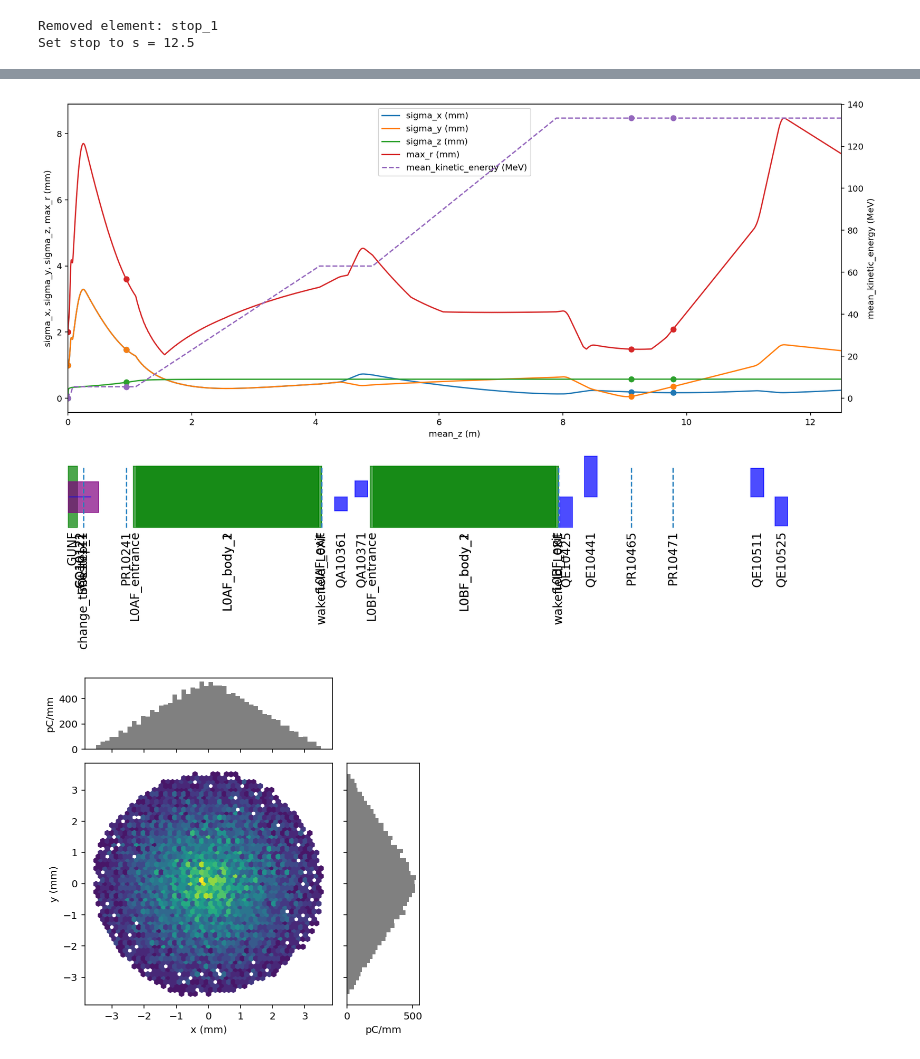
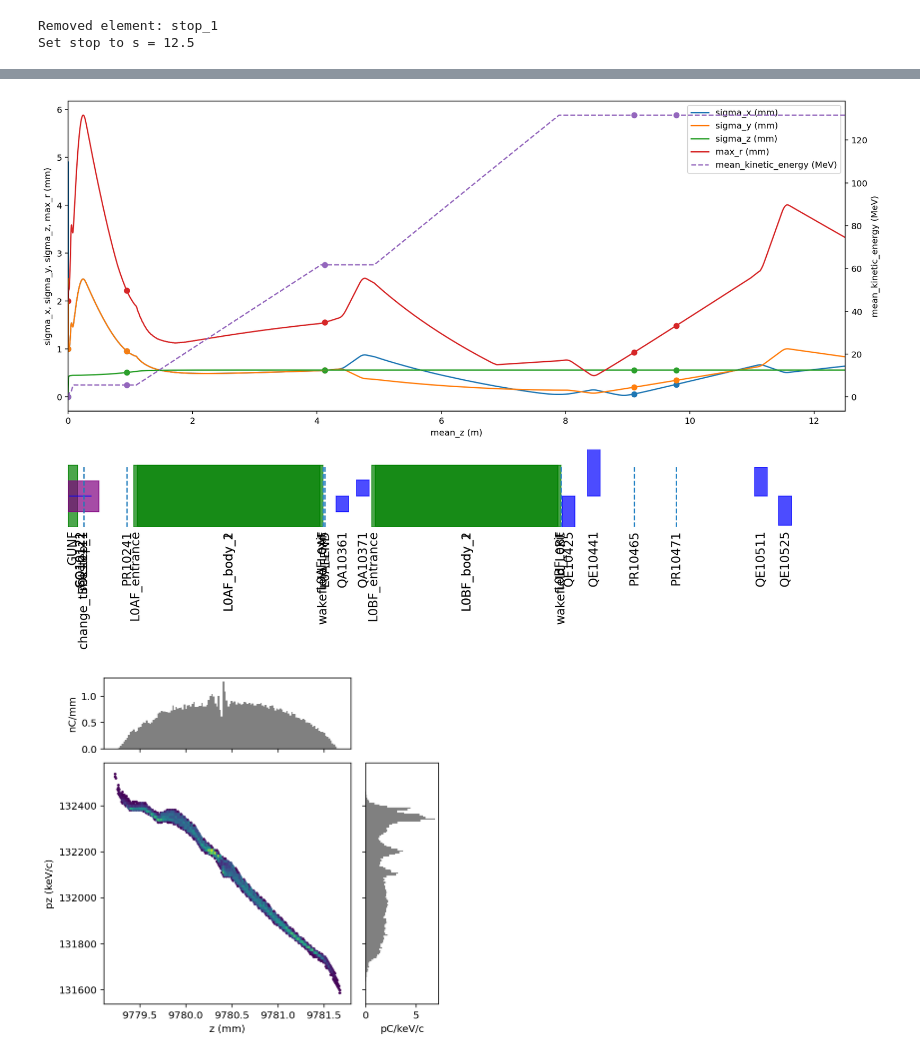
Before and after one commit to slaclab/facet2-lattice, a Jupyter notebook: impact/models/f2e_inj/f2e_inj.ipynb, the cells around one changed output, grey strips where cells are left out. Saved outputs shown, nothing was run; the diff lists cells and outputs as text; code cells hidden in the pictures.

```diff
--- a/impact/models/f2e_inj/f2e_inj.ipynb
+++ b/impact/models/f2e_inj/f2e_inj.ipynb
@@ -15,7 +15,7 @@ gfile = os.path.expandvars('$FACET2_LATTICE/distgen/models/f2e_inj/v0/distgen.ya
 ifile = os.path.expandvars('$FACET2_LATTICE/impact/models/f2e_inj/v0/ImpactT.yaml')
 # %%
 G = Generator(gfile)
-G['n_particle'] = 10000
+G['n_particle'] = 100000
 G.run()
 P0 = G.particles
 # %%
@@ -24,7 +24,7 @@ I = Impact.from_yaml(ifile)
 I.initial_particles=P0
 
 # Change some things
-I.header['Np'] = 10000
+I.header['Np'] = 100000
 I.header['Nx'] = 32
 I.header['Ny'] = 32
 I.header['Nz'] = 32
@@ -32,6 +32,17 @@ I.header['Dt'] = 5e-13
 
 # Practical timestep
 I['change_timestep_1:dt'] = 4e-12
+
+#I['L0AF_phase:dtheta0_deg'] = -10
+
+#I.ele['QE10425']['zedge'] = 8
+
+#I['QA10361:b1_gradient'] = 1
+#I['QA10371:b1_gradient'] = -1
+#I['QE10425:b1_gradient'] = 1
+#I['QE10441:b1_gradient'] = -1
+#I['QE10511:b1_gradient'] = 1
+#I['QE10525:b1_gradient'] = -1
 
 # Turn Space Charge off. Both these syntax work
 #I.header['Bcurr'] = 0
@@ -83,8 +99,8 @@ I.plot(['norm_emit_x'], y2=['mean_kinetic_energy'], figsize=(16,9),  ylim=(0, 20
 I.plot(['sigma_x', 'sigma_y', 'sigma_z', 'max_r'], y2=['mean_kinetic_energy'],
        figsize=(16,9), include_labels=True)
 # %% [output]
-[figure, old version]
+[figure, new version]
 # %%
-I.particles['PR10241'].plot('x', 'y', figsize=(6,6))
+I.particles['PR10471'].plot('z', 'pz', figsize=(6,6))
 # %% [output]
-[figure, old version]
+[figure, new version]
```
Also changed, not shown: parts of 4 cells of this notebook, 2 other files.
